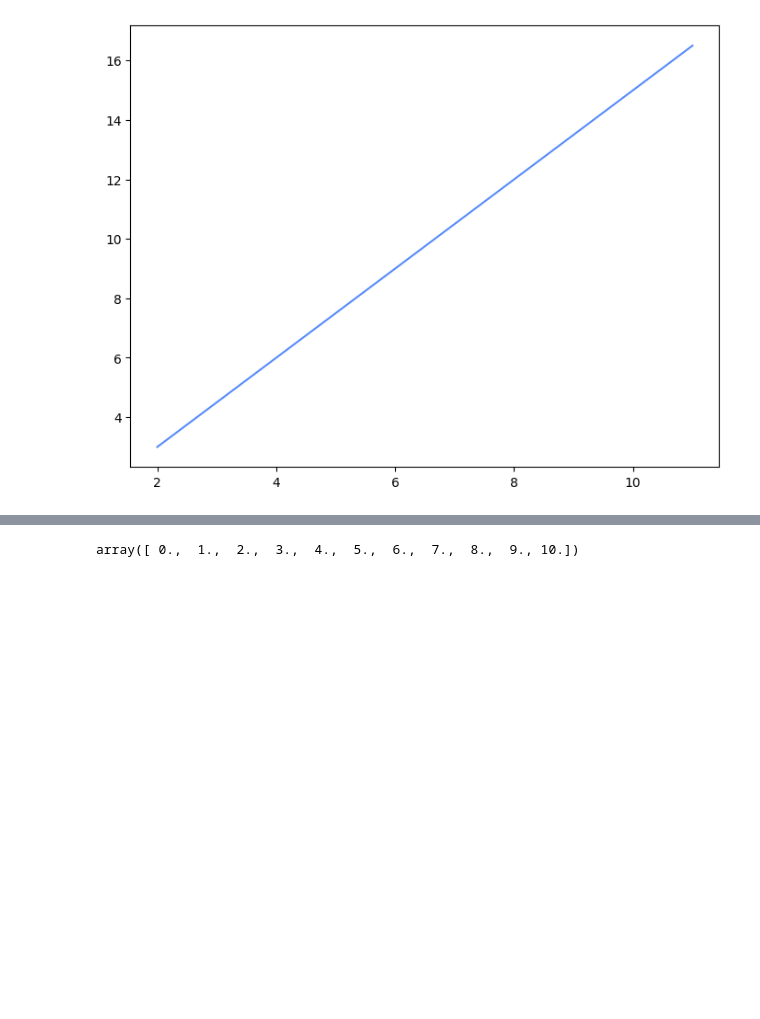
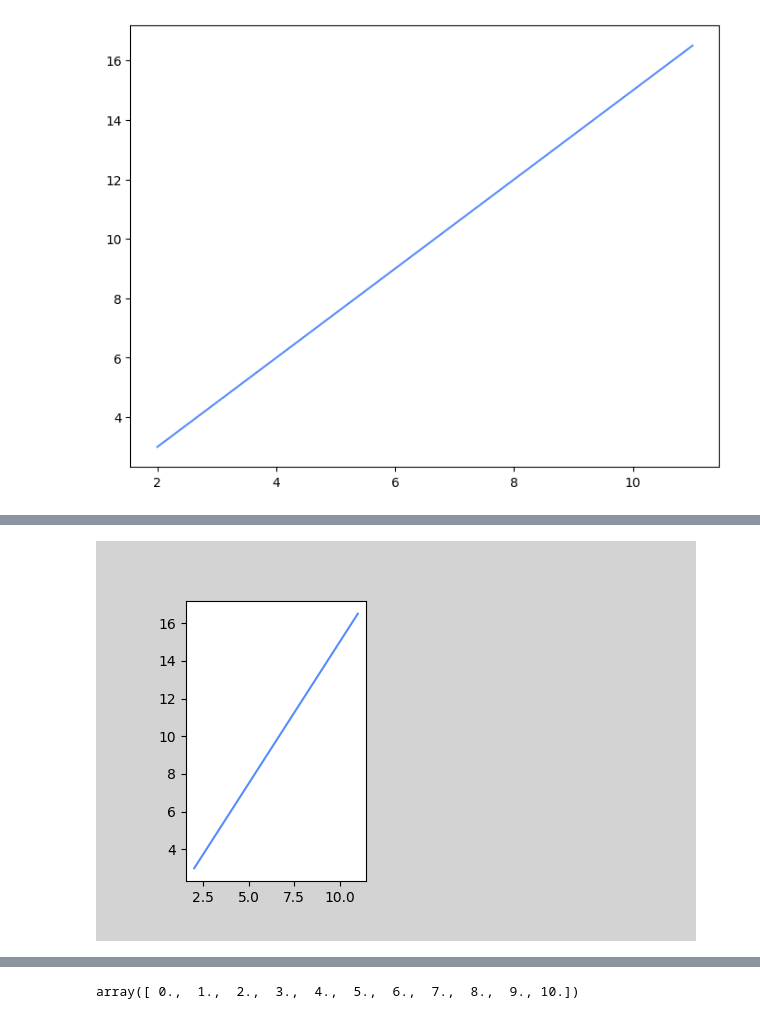
Before and after one commit to nirvana644/IATD-Machine-Learning-Algorithms, a Jupyter notebook: 1_c_MatplotlibRefresher.ipynb, the cells around one changed output, grey strips where cells are left out. Saved outputs shown, nothing was run; the diff lists cells and outputs as text; code cells hidden in the pictures; blank space fills up the shorter version.

```diff
--- a/1_c_MatplotlibRefresher.ipynb
+++ b/1_c_MatplotlibRefresher.ipynb
@@ -84,0 +153,9 @@ plt.show()
+# %%
+%config InlineBackend.print_figure_kwargs = {'bbox_inches': None}
+
+fig = plt.figure(figsize=(6, 4), facecolor='lightgray')
+axes = fig.add_axes([0.15, 0.15, 0.3, 0.7])
+axes.plot(x, y)
+plt.show()
+# %% [output]
+[figure, added]
```
Also changed, not shown: parts of 19 cells of this notebook, 10 other files.
